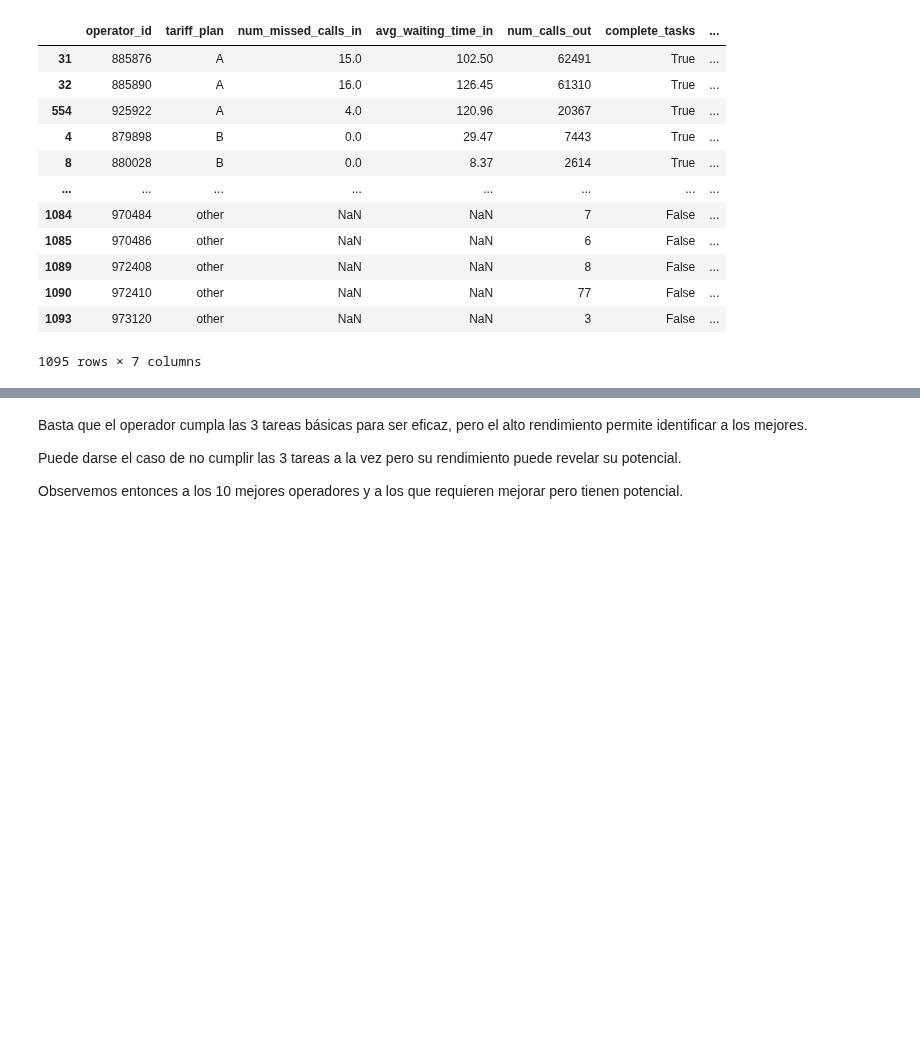
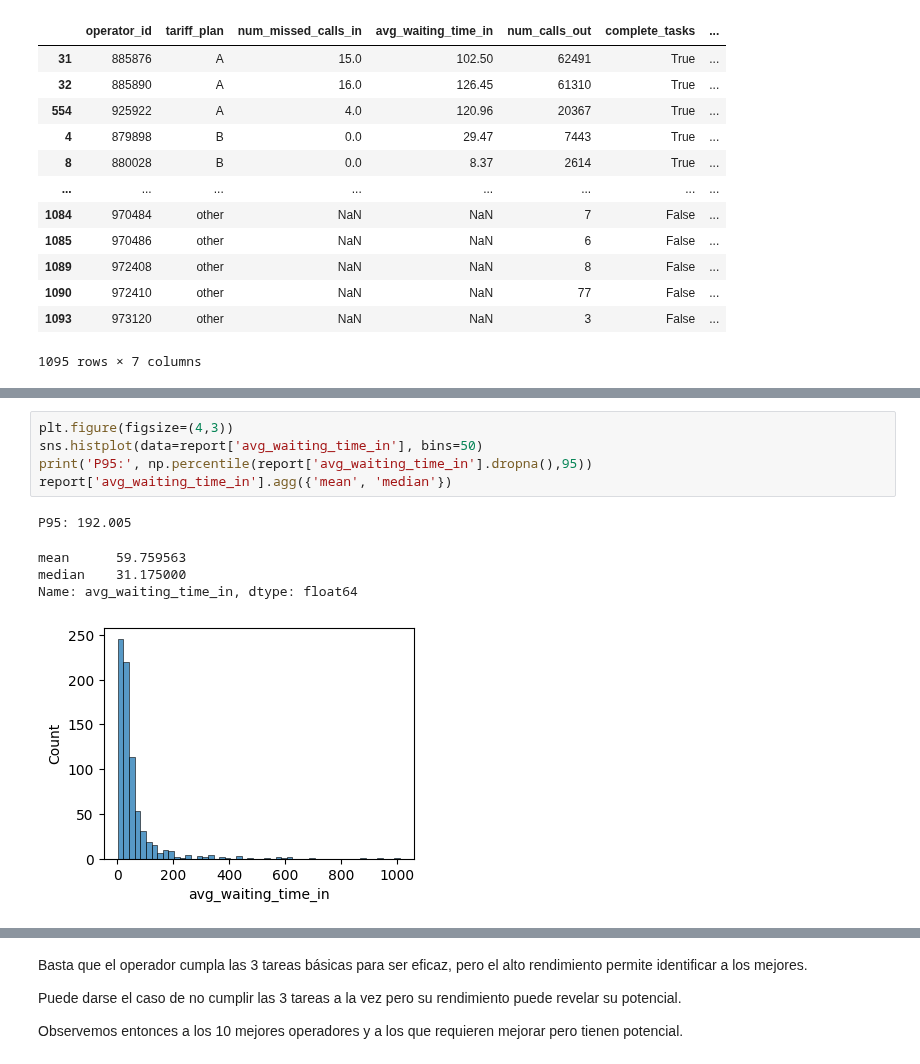
Before and after one commit to ScinDBad/DA_proyecto_final, a Jupyter notebook: proyecto_sp_14.ipynb, the cells around one changed output, grey strips where cells are left out. Drawn from its saved outputs; the diff is of its cells as text; blank space fills up the shorter version.

```diff
--- a/proyecto_sp_14.ipynb
+++ b/proyecto_sp_14.ipynb
@@ -792,0 +795,11 @@ ________________________________________________________________________________
+# %%
+plt.figure(figsize=(4,3))
+sns.histplot(data=report['avg_waiting_time_in'], bins=50)
+print('P95:', np.percentile(report['avg_waiting_time_in'].dropna(),95))
+report['avg_waiting_time_in'].agg({'mean', 'median'})
+# %% [output]
+P95: 192.005
+mean      59.759563
+median    31.175000
+Name: avg_waiting_time_in, dtype: float64
+[figure, added]
```
Also changed, not shown: parts of 7 cells of this notebook.
